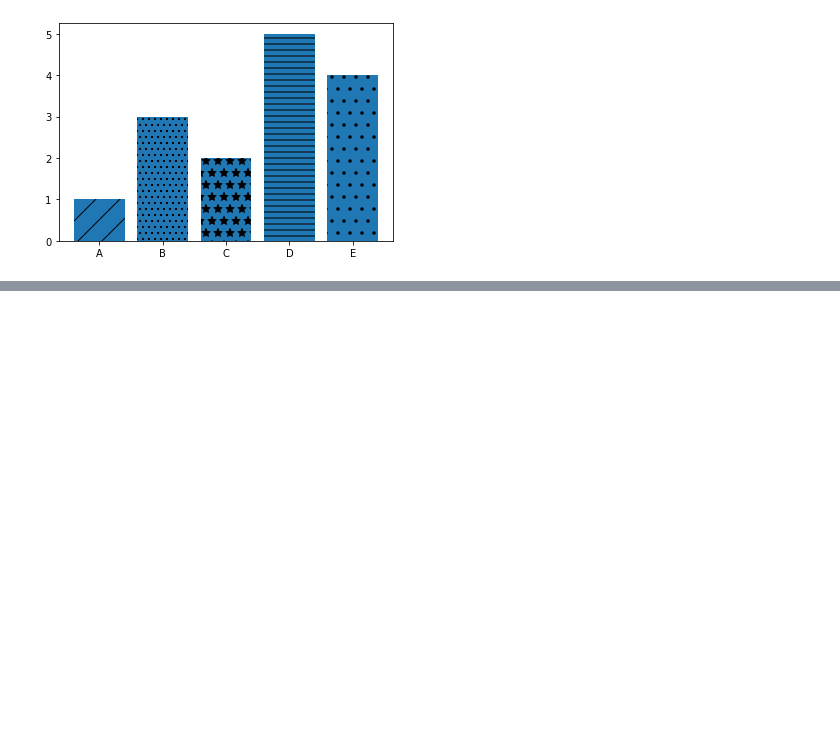
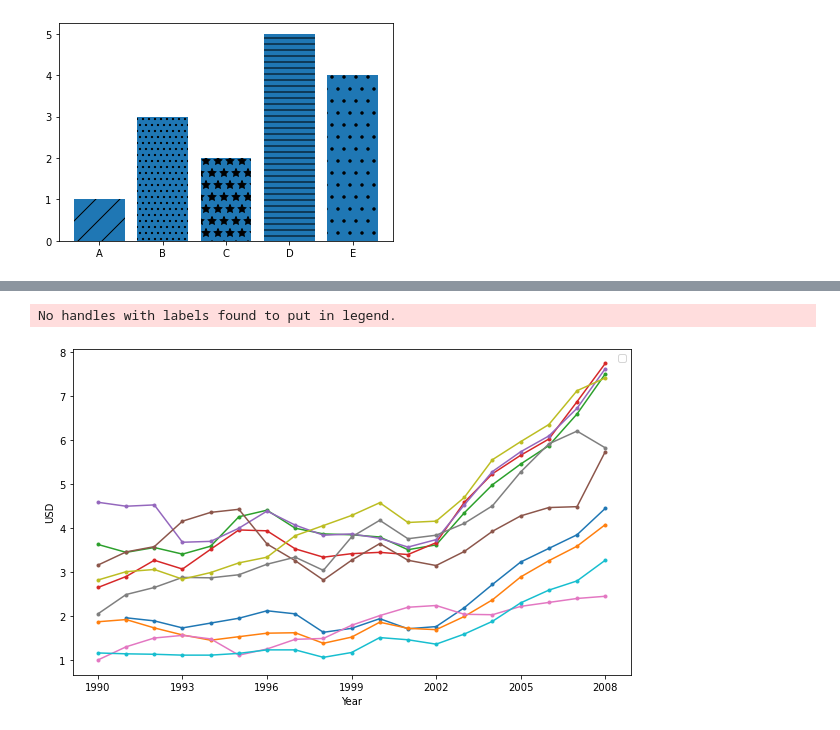
Before and after one commit to ShadmanRana/Matplotlib, a Jupyter notebook: basic_mlp.ipynb, the cells around one changed output, grey strips where cells are left out. Saved outputs shown, nothing was run; the diff lists cells and outputs as text; code cells hidden in the pictures; blank space fills up the shorter version.

Commit message:
Draw all countries gass price using for loop

```diff
--- a/basic_mlp.ipynb
+++ b/basic_mlp.ipynb
@@ -119,0 +120,22 @@ plt.show()
+# %%
+gas = pd.read_csv('gas_prices.csv')
+
+plt.figure(figsize=(10,6))
+plt.xticks(gas.Year[::3])
+plt.xlabel('Year')
+plt.ylabel('USD')
+
+for country in gas:
+    if country != 'Year':
+        plt.plot(gas.Year,gas[country],marker=".")
+
+#plt.title("Gass price over time(in USD)")
+#plt.plot(gas.Year,gas.USA,'b.-')
+#plt.plot(gas.Year,gas.Canada,'r.-')
+#plt.plot(gas.Year,gas['South Korea'],'g.-')
+
+plt.legend()
+plt.show()
+# %% [output]
+No handles with labels found to put in legend.
+[figure, added]
```
Also changed, not shown: parts of 12 cells of this notebook.
